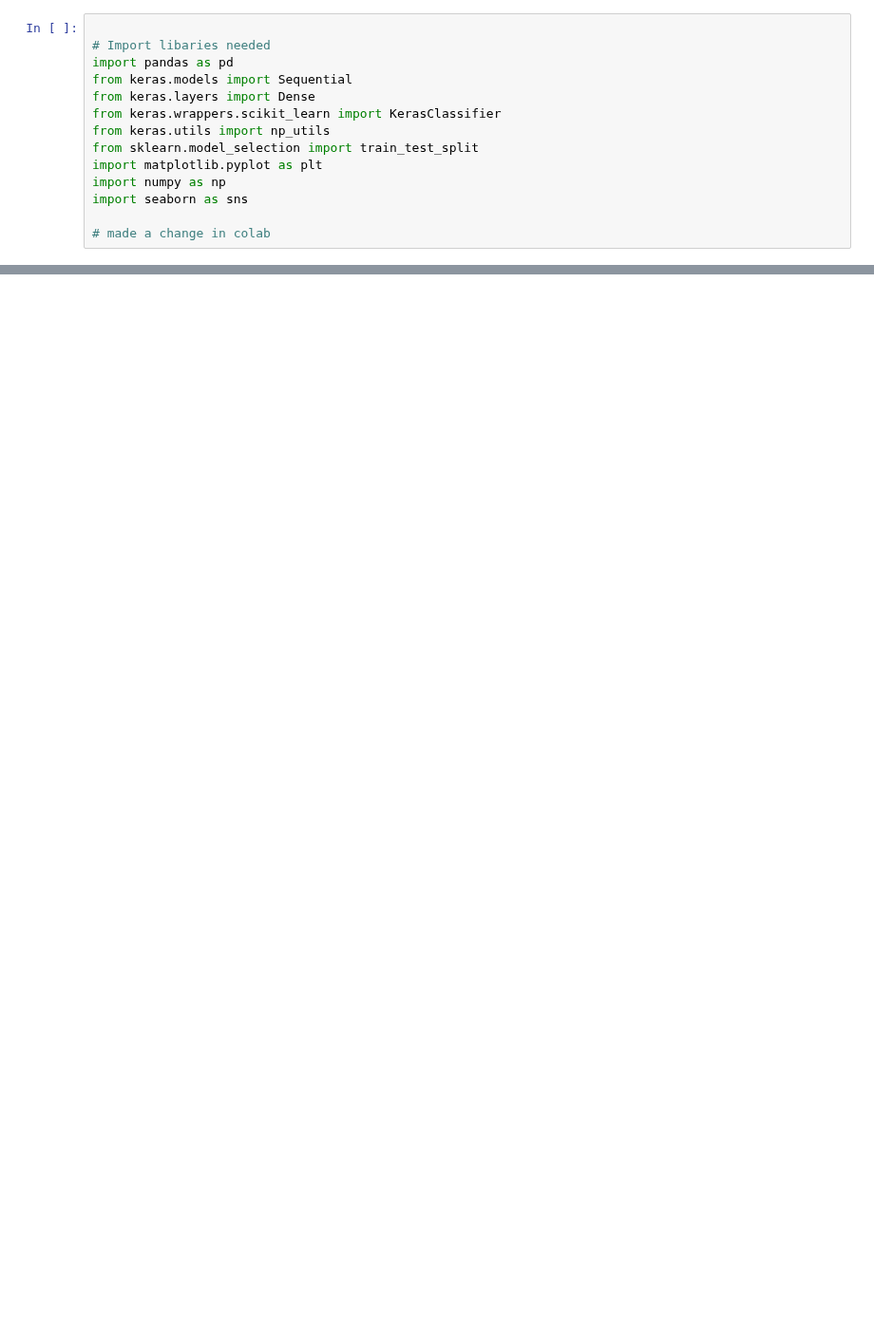
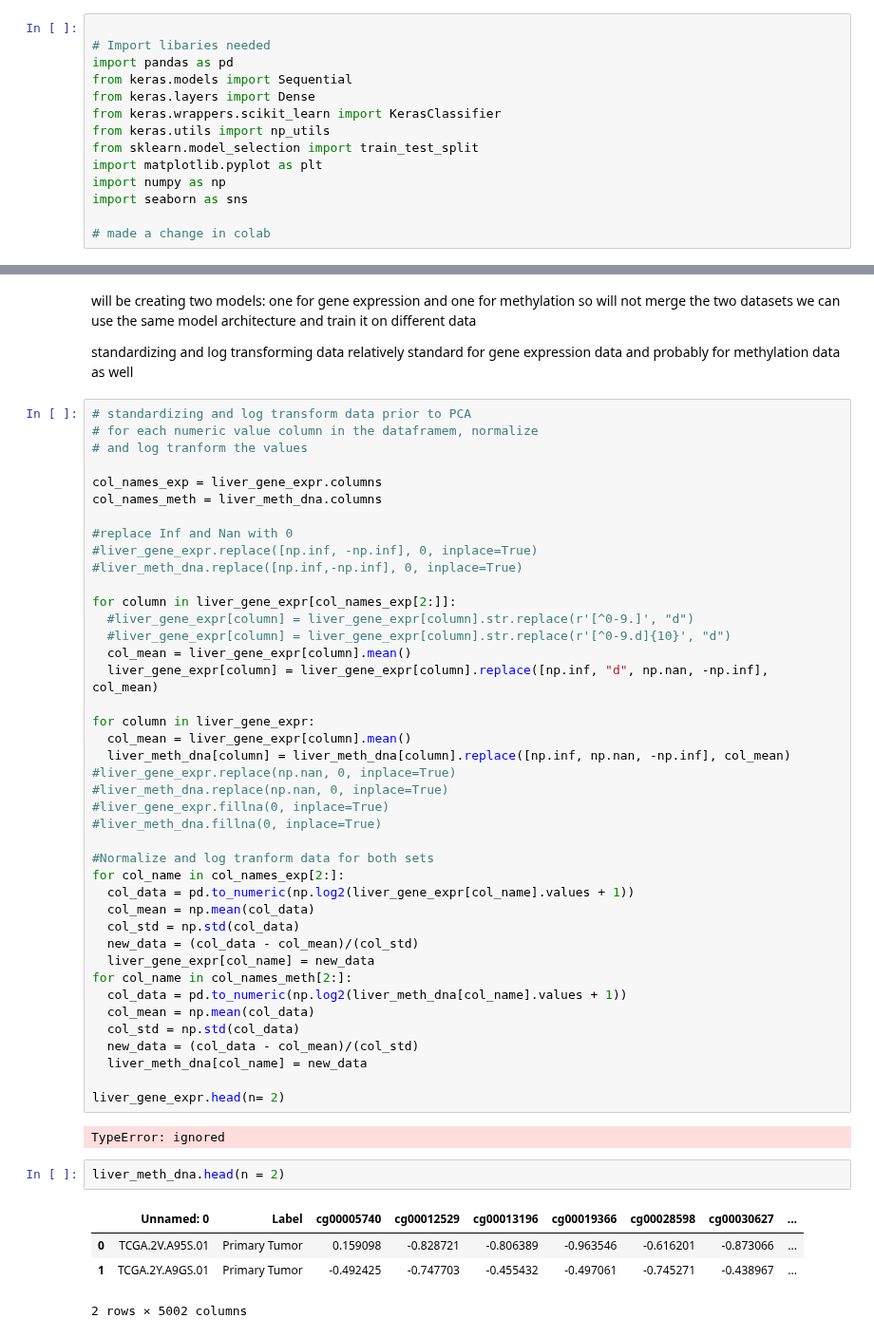
Before and after one commit to blid11/Group9, a Jupyter notebook: G9_PartC.ipynb, the cells around one changed output, grey strips where cells are left out. Shown at 95% size. Drawn from its saved outputs; the diff is of its cells as text; blank space fills up the shorter version.

```diff
--- a/G9_PartC.ipynb
+++ b/G9_PartC.ipynb
@@ -29,0 +80,57 @@ import seaborn as sns
+# %% [markdown]
+will be creating two models: one for gene expression and one for methylation
+so will not merge the two datasets
+we can use the same model architecture and train it on different data
+
+standardizing and log transforming data relatively standard for gene expression data
+and probably for methylation data as well
+# %%
+# standardizing and log transform data prior to PCA
+# for each numeric value column in the dataframem, normalize
+# and log tranform the values
+
+col_names_exp = liver_gene_expr.columns
+col_names_meth = liver_meth_dna.columns
+
+#replace Inf and Nan with 0
+#liver_gene_expr.replace([np.inf, -np.inf], 0, inplace=True)
+#liver_meth_dna.replace([np.inf,-np.inf], 0, inplace=True)
+
+for column in liver_gene_expr[col_names_exp[2:]]:
+  #liver_gene_expr[column] = liver_gene_expr[column].str.replace(r'[^0-9.]', "d")
+  #liver_gene_expr[column] = liver_gene_expr[column].str.replace(r'[^0-9.d]{10}', "d")
+  col_mean = liver_gene_expr[column].mean()
+  liver_gene_expr[column] = liver_gene_expr[column].replace([np.inf, "d", np.nan, -np.inf], col_mean)
+
+for column in liver_gene_expr:
+  col_mean = liver_gene_expr[column].mean()
+  liver_meth_dna[column] = liver_meth_dna[column].replace([np.inf, np.nan, -np.inf], col_mean)
+#liver_gene_expr.replace(np.nan, 0, inplace=True)
+#liver_meth_dna.replace(np.nan, 0, inplace=True)
+#liver_gene_expr.fillna(0, inplace=True)
+#liver_meth_dna.fillna(0, inplace=True)
+
+#Normalize and log tranform data for both sets
+for col_name in col_names_exp[2:]:
+  col_data = pd.to_numeric(np.log2(liver_gene_expr[col_name].values + 1))
+  col_mean = np.mean(col_data)
+  col_std = np.std(col_data)
+  new_data = (col_data - col_mean)/(col_std)
+  liver_gene_expr[col_name] = new_data
+for col_name in col_names_meth[2:]:
+  col_data = pd.to_numeric(np.log2(liver_meth_dna[col_name].values + 1))
+  col_mean = np.mean(col_data)
+  col_std = np.std(col_data)
+  new_data = (col_data - col_mean)/(col_std)
+  liver_meth_dna[col_name] = new_data
+
+liver_gene_expr.head(n= 2)
+# %% [output]
+TypeError: ignored
+# %%
+liver_meth_dna.head(n = 2)
+# %% [output]
+|  | Unnamed: 0 | Label | cg00005740 | cg00012529 | cg00013196 | cg00019366 | cg00028598 | cg00030627 | ... |
+| 0 | TCGA.2V.A95S.01 | Primary Tumor | 0.159098 | -0.828721 | -0.806389 | -0.963546 | -0.616201 | -0.873066 | ... |
+| 1 | TCGA.2Y.A9GS.01 | Primary Tumor | -0.492425 | -0.747703 | -0.455432 | -0.497061 | -0.745271 | -0.438967 | ... |
+2 rows × 5002 columns
```
Also changed, not shown: parts of 29 cells of this notebook.
